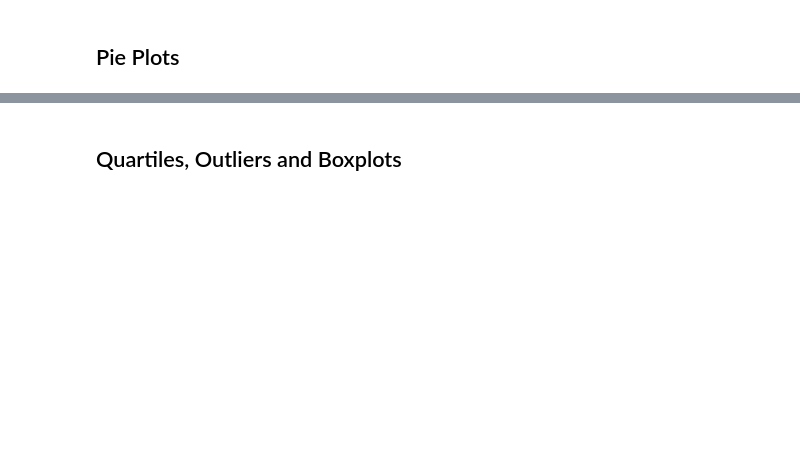
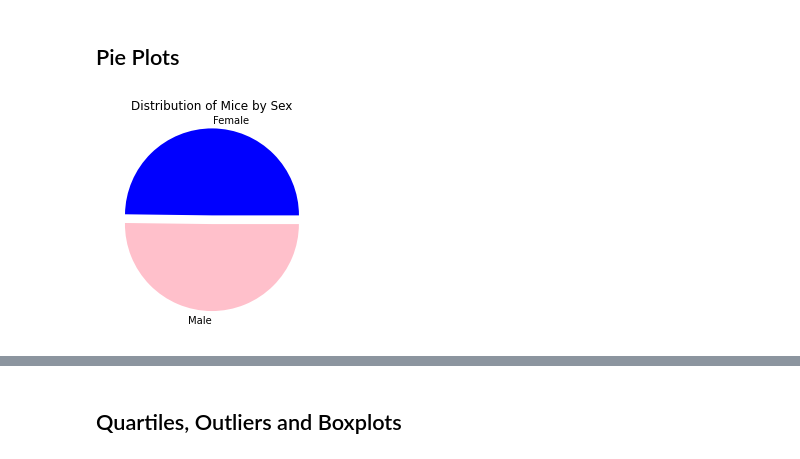
Before and after one commit to Ntorres95/matplotlib-hw, a Jupyter notebook: pymaceuticals_starter.ipynb, the cells around one changed output, grey strips where cells are left out. Drawn from its saved outputs; the diff is of its cells as text; code cells hidden in the pictures; blank space fills up the shorter version.

```diff
--- a/pymaceuticals_starter.ipynb
+++ b/pymaceuticals_starter.ipynb
@@ -178,0 +196,16 @@ barplot_data_df.plot.bar(y='Mouse ID', rot=0)
+# %%
+# Generate a pie plot showing the distribution of female versus male mice using pandas
+
+#create the data for the pie plots
+sex_df = clean_df.groupby("Sex").count()
+
+#creating the pie chart
+sex_df.plot.pie(y="Mouse ID", legend=None, colors = ['Blue', 'Pink'], explode=[0.1, 0])
+
+#remocing the y label
+plt.title('Distribution of Mice by Sex')
+plt.ylabel('')
+
+plt.show()
+# %% [output]
+[figure, added]
```
Also changed, not shown: parts of 12 cells of this notebook.
